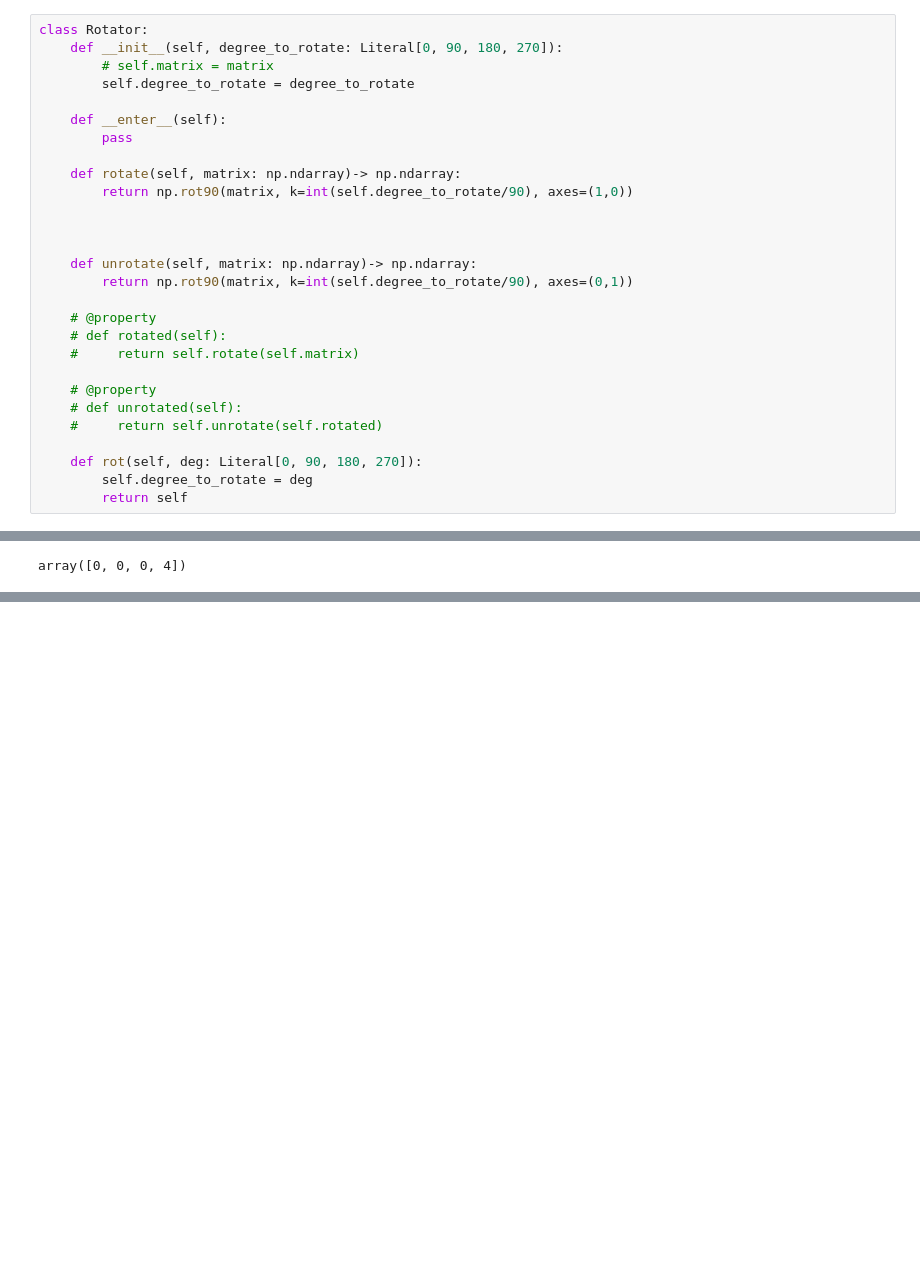
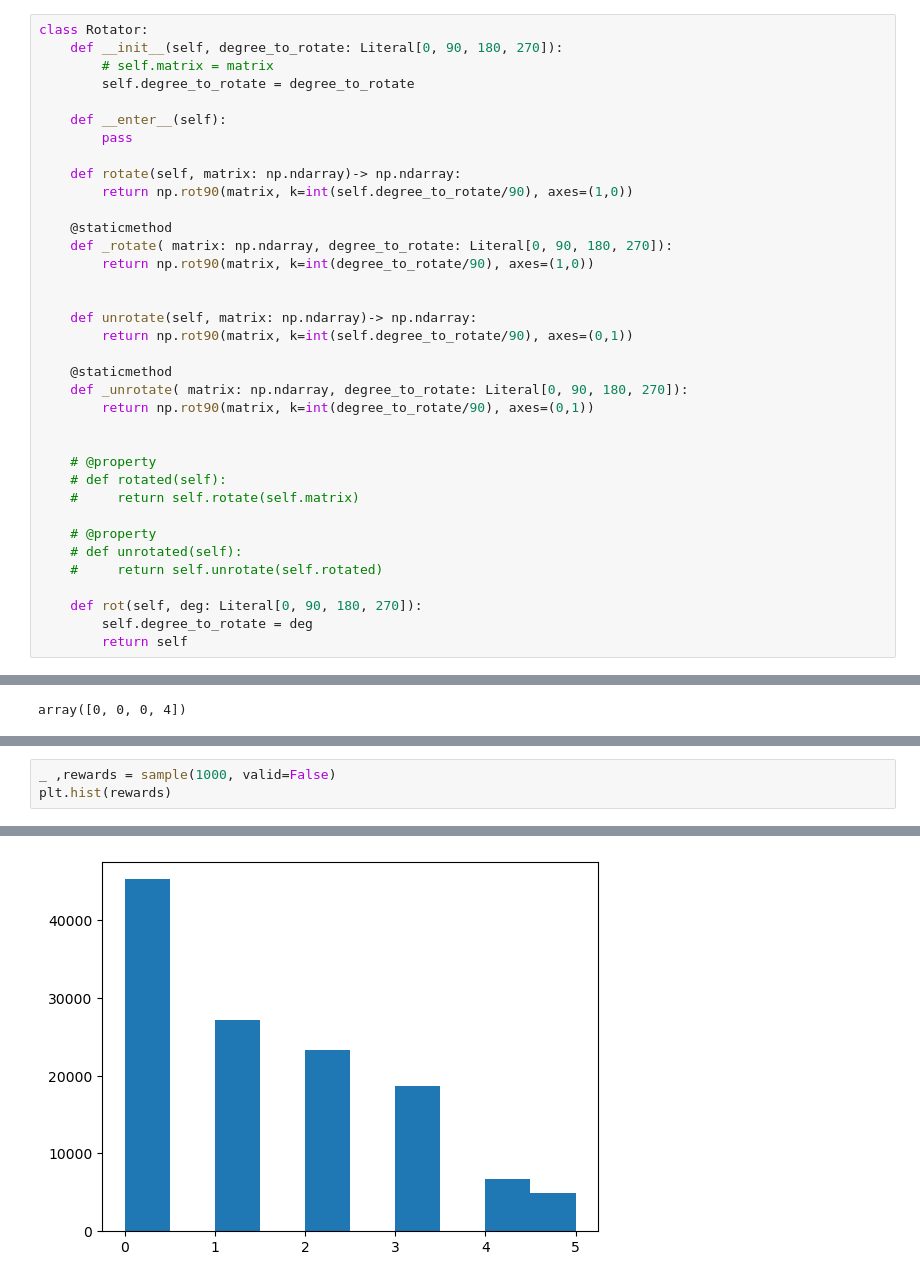
Before and after one commit to felissi/codebase---machine-learning, a Jupyter notebook: 1024/env.ipynb, the cells around one changed output, grey strips where cells are left out. Drawn from its saved outputs; the diff is of its cells as text; blank space fills up the shorter version.

```diff
--- a/1024/env.ipynb
+++ b/1024/env.ipynb
@@ -18,10 +18,18 @@ class Rotator:
     def rotate(self, matrix: np.ndarray)-> np.ndarray:
         return np.rot90(matrix, k=int(self.degree_to_rotate/90), axes=(1,0))
 
+    @staticmethod
+    def _rotate( matrix: np.ndarray, degree_to_rotate: Literal[0, 90, 180, 270]):
+        return np.rot90(matrix, k=int(degree_to_rotate/90), axes=(1,0))
 
 
     def unrotate(self, matrix: np.ndarray)-> np.ndarray:
         return np.rot90(matrix, k=int(self.degree_to_rotate/90), axes=(0,1))
+
+    @staticmethod
+    def _unrotate( matrix: np.ndarray, degree_to_rotate: Literal[0, 90, 180, 270]):
+        return np.rot90(matrix, k=int(degree_to_rotate/90), axes=(0,1))
+
 
     # @property
     # def rotated(self):
@@ -220,0 +332,4 @@ array([0, 0, 0, 0])
+# %%
+_ ,rewards = sample(1000, valid=False)
+plt.hist(rewards)
+# %% [output]
@@ -220,0 +357 @@ array([0, 0, 0, 0])
+[figure, added]
```
Also changed, not shown: parts of 28 cells of this notebook, 1 other file.
